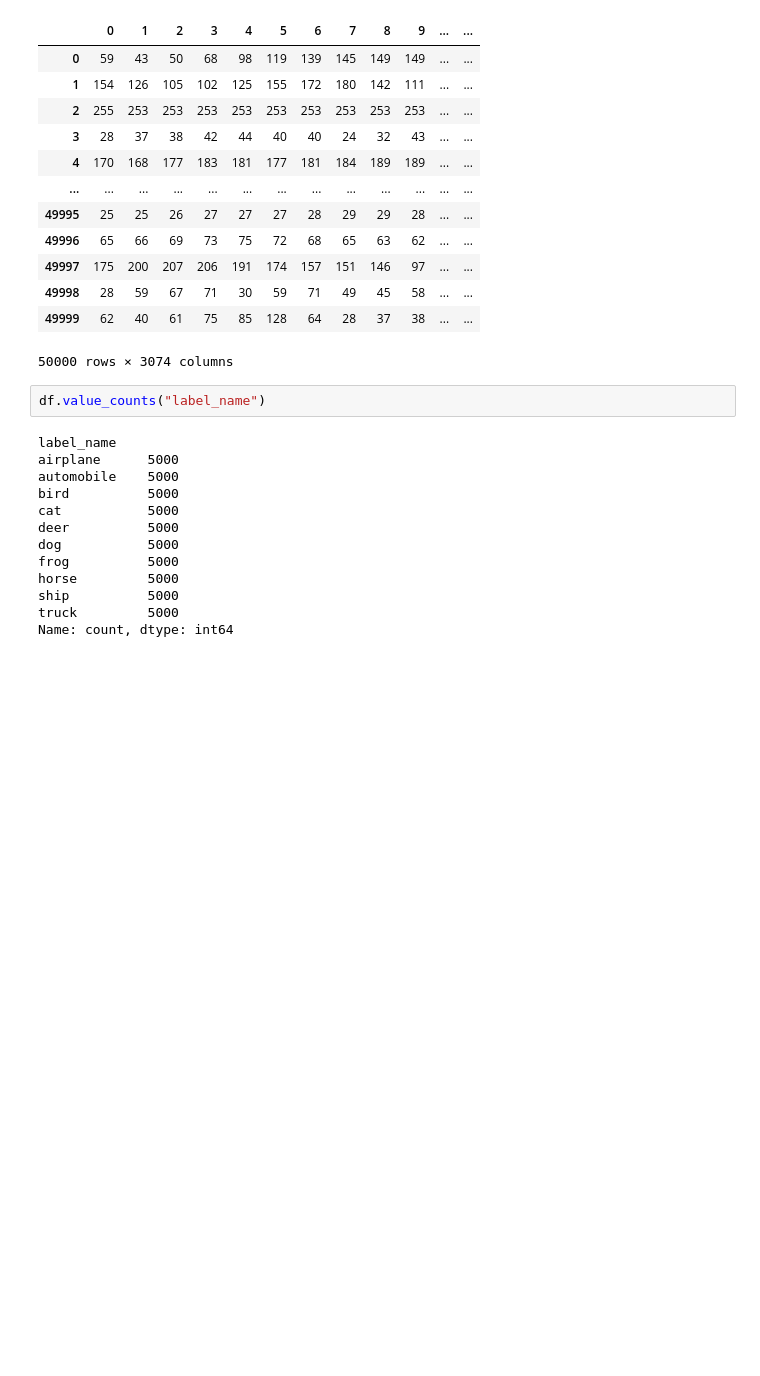
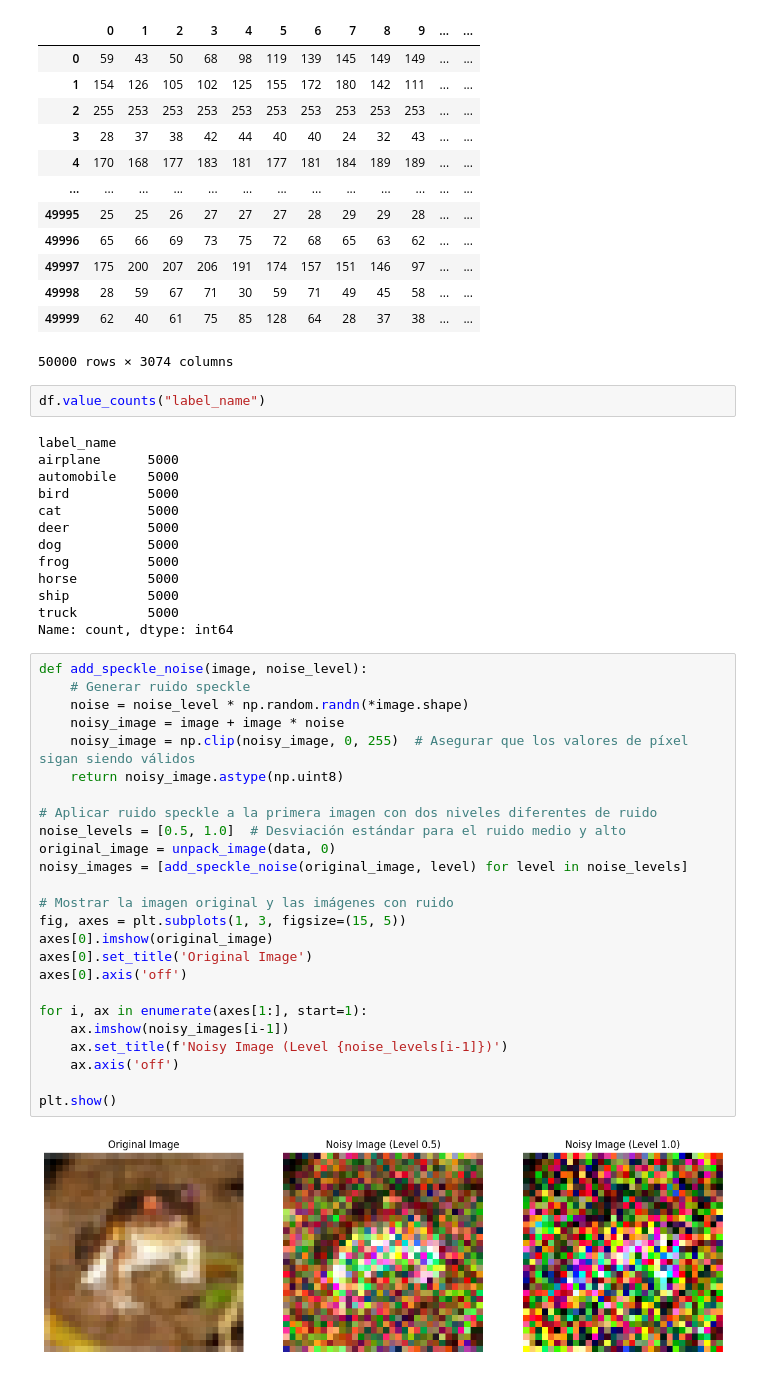
Before and after one commit to tsbedoya/ELE-Machine-Learning, a Jupyter notebook: repo/TheCIFAR-10.ipynb, the cells around one changed output. Saved outputs shown, nothing was run; the diff lists cells and outputs as text; blank space fills up the shorter version.

```diff
--- a/repo/TheCIFAR-10.ipynb
+++ b/repo/TheCIFAR-10.ipynb
@@ -121,3 +102,30 @@ horse         5000
 ship          5000
 truck         5000
 Name: count, dtype: int64
+# %%
+def add_speckle_noise(image, noise_level):
+    # Generar ruido speckle
+    noise = noise_level * np.random.randn(*image.shape)
+    noisy_image = image + image * noise
+    noisy_image = np.clip(noisy_image, 0, 255)  # Asegurar que los valores de píxel sigan siendo válidos
+    return noisy_image.astype(np.uint8)
+
+# Aplicar ruido speckle a la primera imagen con dos niveles diferentes de ruido
+noise_levels = [0.5, 1.0]  # Desviación estándar para el ruido medio y alto
+original_image = unpack_image(data, 0)
+noisy_images = [add_speckle_noise(original_image, level) for level in noise_levels]
+
+# Mostrar la imagen original y las imágenes con ruido
+fig, axes = plt.subplots(1, 3, figsize=(15, 5))
+axes[0].imshow(original_image)
+axes[0].set_title('Original Image')
+axes[0].axis('off')
+
+for i, ax in enumerate(axes[1:], start=1):
+    ax.imshow(noisy_images[i-1])
+    ax.set_title(f'Noisy Image (Level {noise_levels[i-1]})')
+    ax.axis('off')
+
+plt.show()
+# %% [output]
+[figure, added]
```
Also changed, not shown: parts of 6 cells of this notebook, 5 other files.
